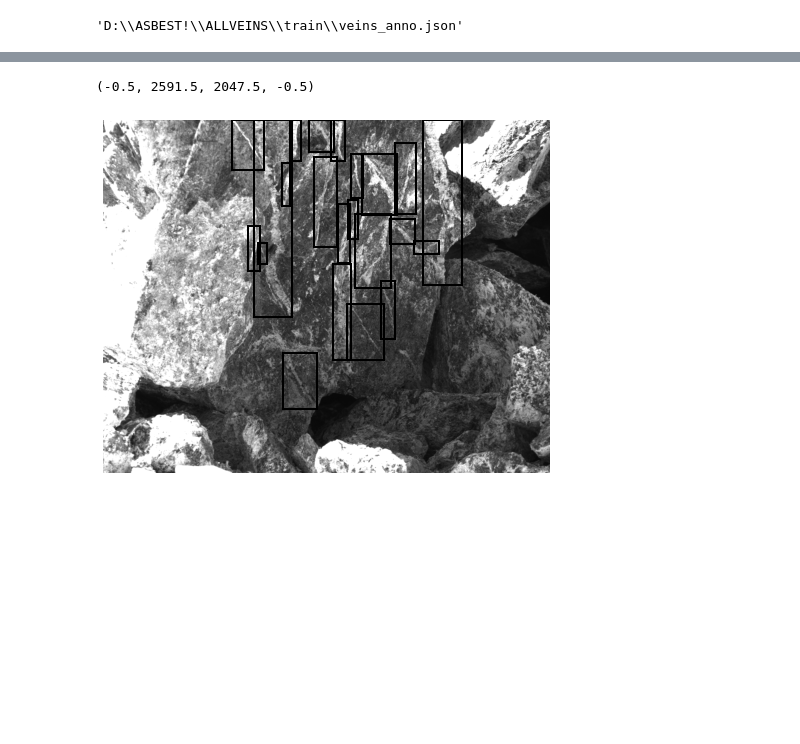
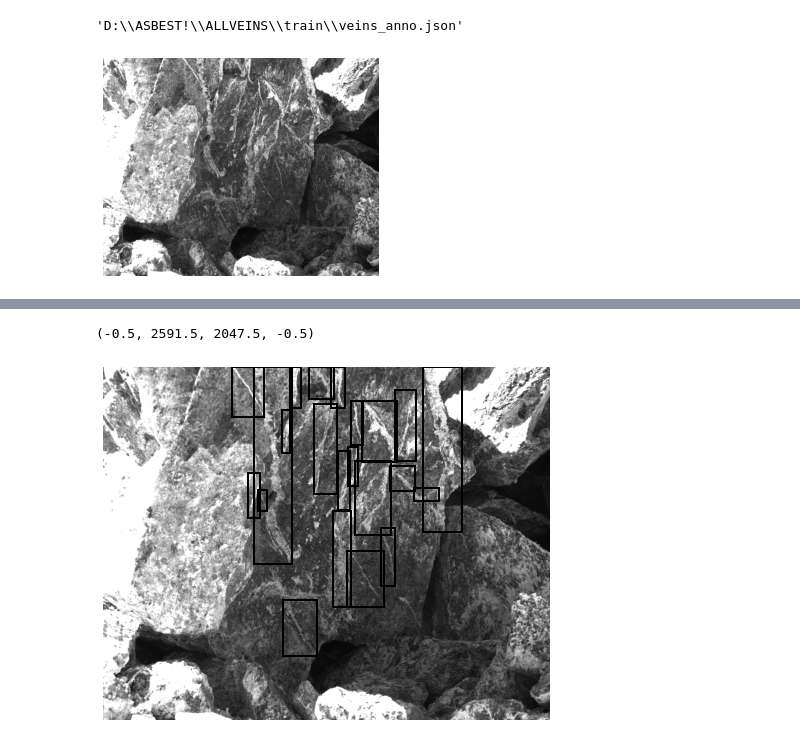
Before and after one commit to MVRonkin/ASBEST_VEINS_LABELING, a Jupyter notebook: coco_annotation3.ipynb, the cells around one changed output, grey strips where cells are left out. Cells and saved outputs as stored; diff of their text form; code cells hidden in the pictures; blank space fills up the shorter version.

```diff
--- a/coco_annotation3.ipynb
+++ b/coco_annotation3.ipynb
@@ -91,3 +77,8 @@ anno = utl.Annotation(anno_path).reset_annotation().print_info().\
 anno.anno_path
 # %% [output]
 'D:\\ASBEST!\\ALLVEINS\\train\\veins_anno.json'
+# %%
+img = anno.get_image(image_id = 1)
+plt.imshow(img, 'gray'); plt.axis('off'); plt.show();
+# %% [output]
+[figure, added]
```
Also changed, not shown: parts of 14 cells of this notebook, 4 other files.
